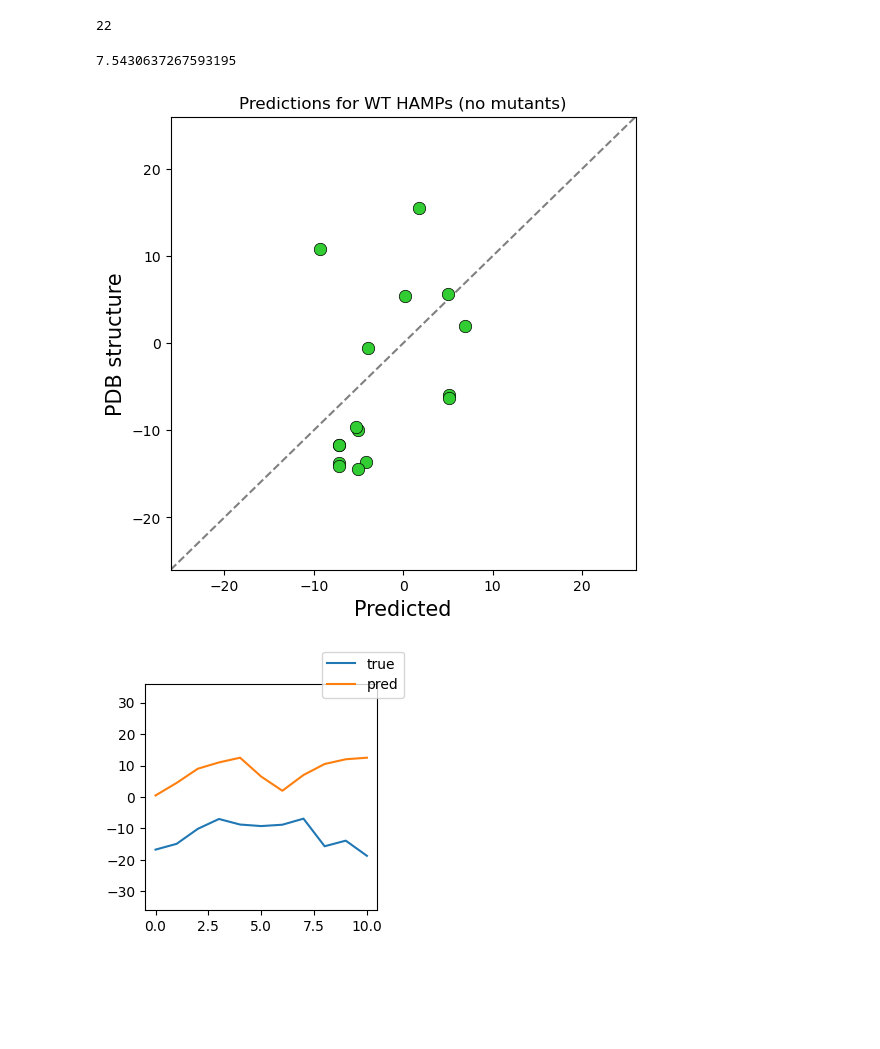
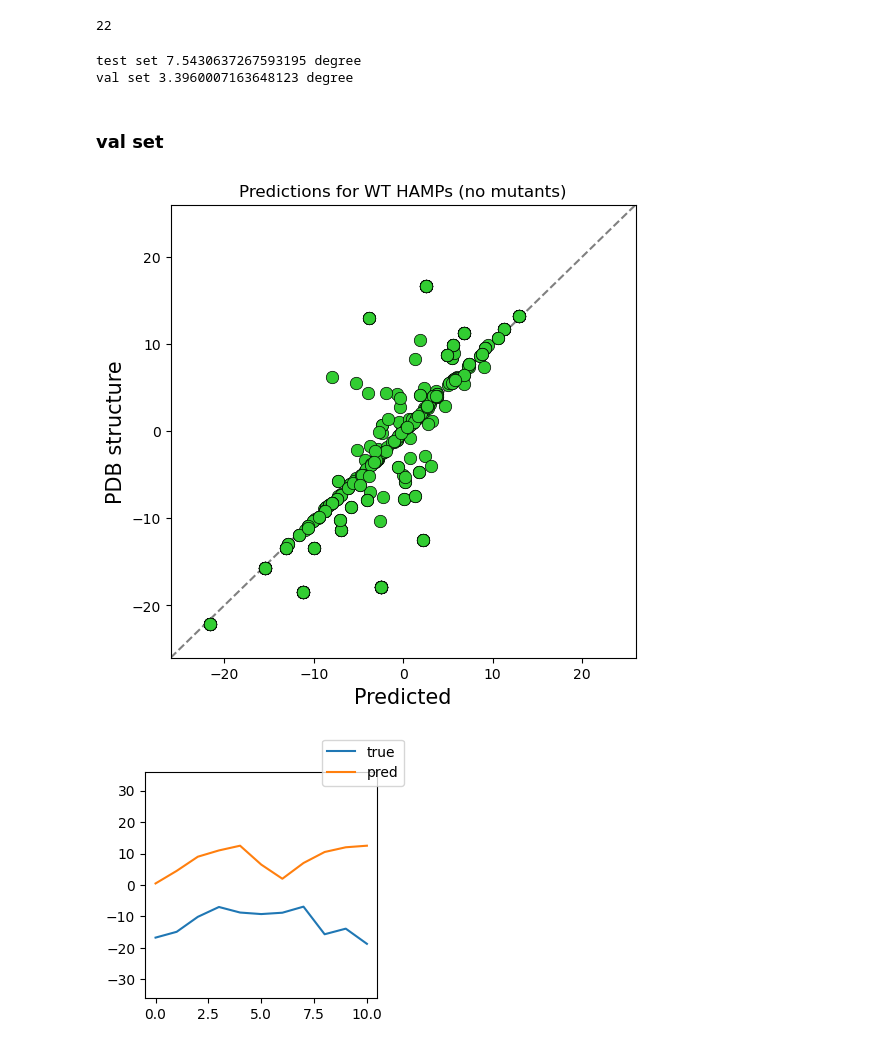
Before and after one commit to labstructbioinf/HAMPpred, a Jupyter notebook: notebooks/preds.ipynb, the cells around one changed output. Drawn from its saved outputs; the diff is of its cells as text; code cells hidden in the pictures; blank space fills up the shorter version.

```diff
--- a/notebooks/preds.ipynb
+++ b/notebooks/preds.ipynb
@@ -34,6 +34,9 @@ def diffangle(targetA, sourceA):
 # test set
 pdb_df = pd.read_pickle('~/analysis/TCST/hamp_svm/pdb_measure.p')
 train_df = pd.read_pickle('~/analysis/TCST/hamp_ml/cache/af2_true_full.balance.features.p')
+trainmask = (train_df['class'] == 'train').values
+valmask = (train_df['class'] == 'val').values
+valdf = train_df.iloc[valmask, ]
 pdb_df.rename(columns={'seq1':'n_seq', 'seq2':'c_seq'}, inplace=True)
 pdb_df['sequence'] = pdb_df['n_seq'] + pdb_df['c_seq']
 
@@ -57,6 +60,7 @@ pdb_df=pdb_df.drop(['5jeq.pdb',
 pdb_df.rename(columns={'seq1':'n_seq', 'seq2':'c_seq', 'n_list':'n_crick_mut', 'c_list':'c_crick_mut'}, inplace=True)
 
 y_test = get_labels(pdb_df)
+y_val = get_labels(valdf)
 # %%
 model_name = 'hamp_rot'
 
@@ -77,5 +81,6 @@ conf = PredictionConfig(BaseConvolutionalWrapper, operator, model_conf)
 model = Predictor(model_name, config=conf)
 # %%
 res = model.predict(pdb_df, is_test=True)
+res_test = model.predict(valdf, is_test=True)
 # %% [output]
 1/1 [==============================] - 2s 2s/step
@@ -84,28 +90,36 @@ len('LNQLVTASQRILGLLAKTFNQM')
 # %% [output]
 22
 # %%
-y_pred = np.asarray(
-    np.split(res['pred_pos_rot'], len(pdb_df))
-)
+y_pred = np.asarray(np.split(res['pred_pos_rot'], len(pdb_df)))
+y_pred_val = np.asarray(np.split(res_test['pred_pos_rot'], len(valdf)))
 # %%
 y_pred_mean = y_pred.mean(axis=1) / 2
 y_test_mean = y_test.mean(axis=1) / 2
-err = np.abs(y_pred_mean - y_test_mean).mean()
-print(err)
+err_test = np.abs(y_pred_mean - y_test_mean).mean()
+
+y_vpred_mean = y_pred_val.mean(axis=1) / 2
+y_val_mean = y_val.mean(axis=1) / 2
+err_val = np.abs(y_vpred_mean - y_val_mean).mean()
+
+print('test set', err_test, 'degree')
+print('val set', err_val, 'degree')
 # %% [output]
-7.5430637267593195
+test set 7.5430637267593195 degree
+val set 3.3960007163648123 degree
+# %% [markdown]
+### val set
 # %%
 fig, ax = plt.subplots(1,1, figsize=(6, 6), dpi=100)
-ax.scatter(y_pred_mean, y_test_mean, color='limegreen', s=80, lw=0.5, edgecolors='k')
+ax.scatter(y_vpred_mean, y_val_mean, color='limegreen', s=80, lw=0.5, edgecolors='k')
 ax.set_ylim(-26, 26)
 ax.set_xlim(-26, 26)
 ax.plot([0, 1], [0, 1], '--', transform=ax.transAxes, color='grey', zorder=0)
 ax.set_xlabel('Predicted', size=15)
 ax.set_ylabel('PDB structure', size=15)
 ax.set_title('Predictions for WT HAMPs (no mutants)')
 pass
 # %% [output]
-[figure, old version]
+[figure, new version]
 # %%
 for i in range(len(pdb_df)):
     fig, ax = plt.subplots(1, 1, figsize=(3, 3), dpi=100)
```
Also changed, not shown: parts of 1 cell of this notebook.
